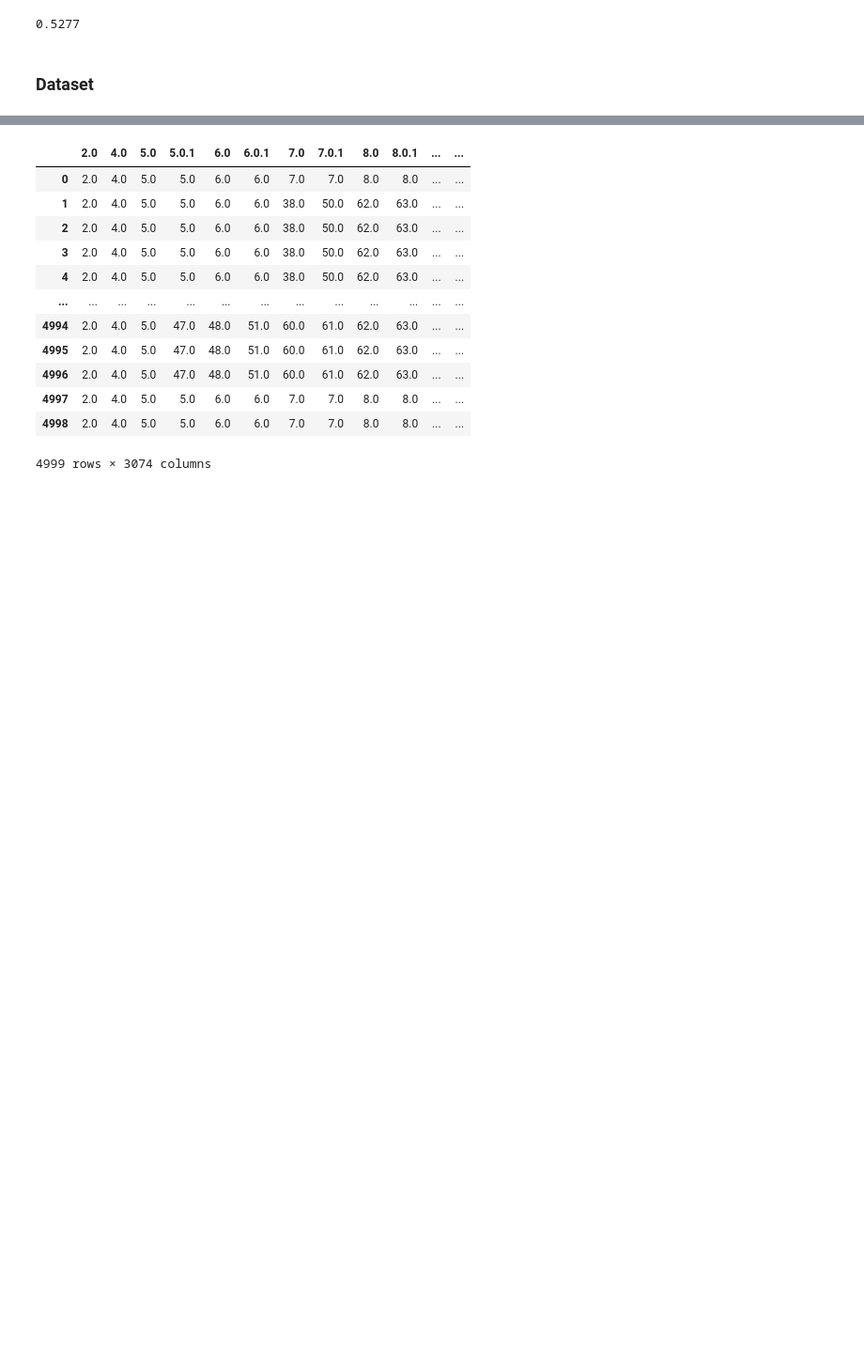
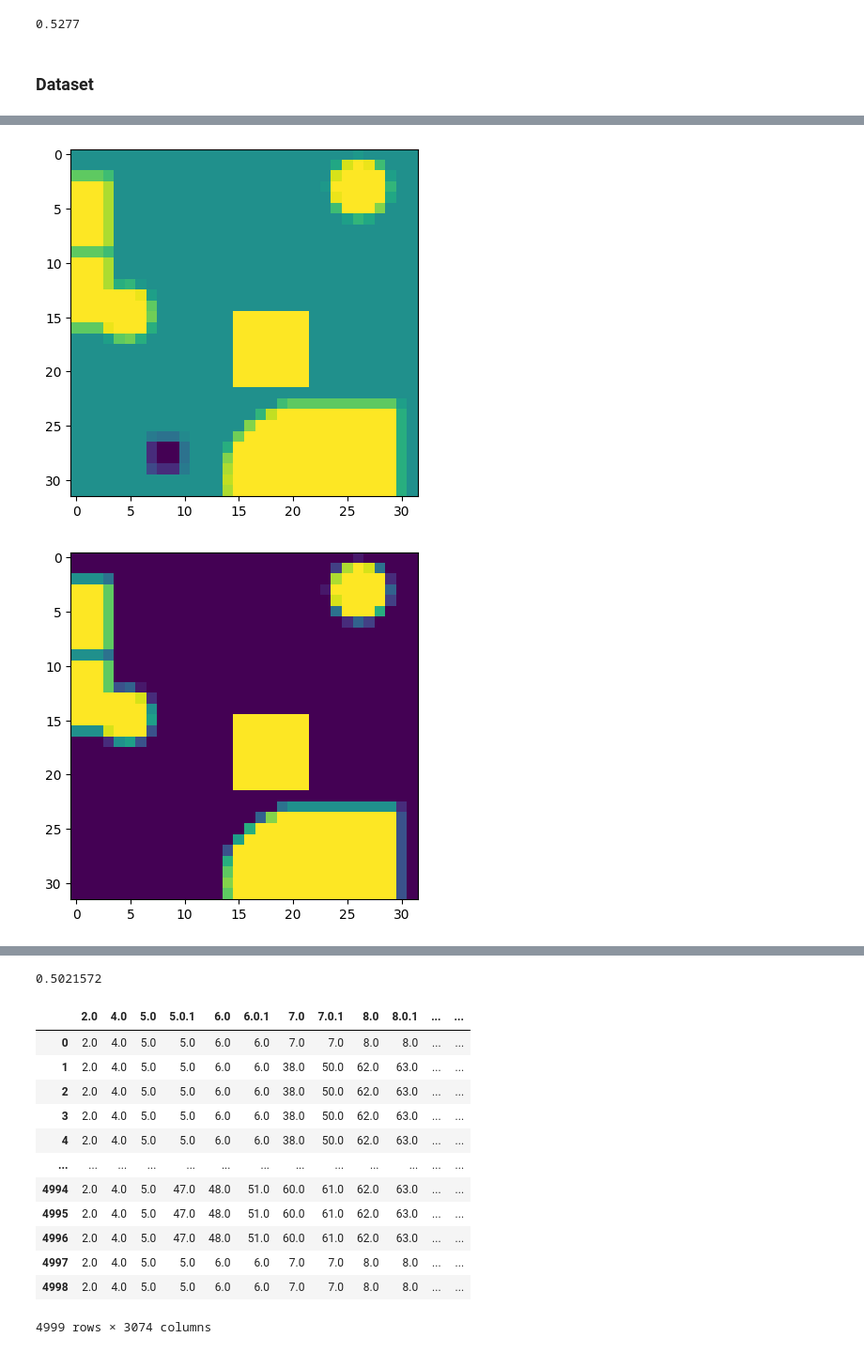
Before and after one commit to rows-of-houses/LSBMP_final_project, a Jupyter notebook: notebooks/generate_data.ipynb, the cells around one changed output, grey strips where cells are left out. Shown at 94% size. Drawn from its saved outputs; the diff is of its cells as text; code cells hidden in the pictures; blank space fills up the shorter version.

```diff
--- a/notebooks/generate_data.ipynb
+++ b/notebooks/generate_data.ipynb
@@ -101,0 +117,22 @@ FileNotFoundError: [Errno 2] No such file or directory: '../data/train_collision
+# %%
+import torch
+
+from model import AutoEncoder_Dynamics
+
+enc_dyn_net = AutoEncoder_Dynamics()
+enc_dyn_net.load_state_dict(torch.load("../checkpoints/dyn_model.pth", weights_only=True))
+enc_dyn_net.eval()
+x = dataset[0][0].unsqueeze(0)
+empty = dataset[0][2].unsqueeze(0)
+with torch.no_grad():
+    z = enc_dyn_net.encode(x, torch.tensor([], dtype=torch.float32))[1]
+    x_hat = enc_dyn_net.decode(z, empty).squeeze().cpu().numpy()
+plt.imshow(dataset[0][0])
+plt.show()
+plt.imshow(dataset[0][2])
+plt.show()
+plt.imshow(x_hat)
+plt.show()
+# %% [output]
+[figure, added]
+[figure, added]
@@ -102,3 +140,8 @@ FileNotFoundError: [Errno 2] No such file or directory: '../data/train_collision
+# %%
+import numpy as np
+np.median(x_hat)
+# %% [output]
+0.5021572
 # %%
 import pandas as pd
 # %%
```
Also changed, not shown: parts of 6 cells of this notebook, 6 other files.
